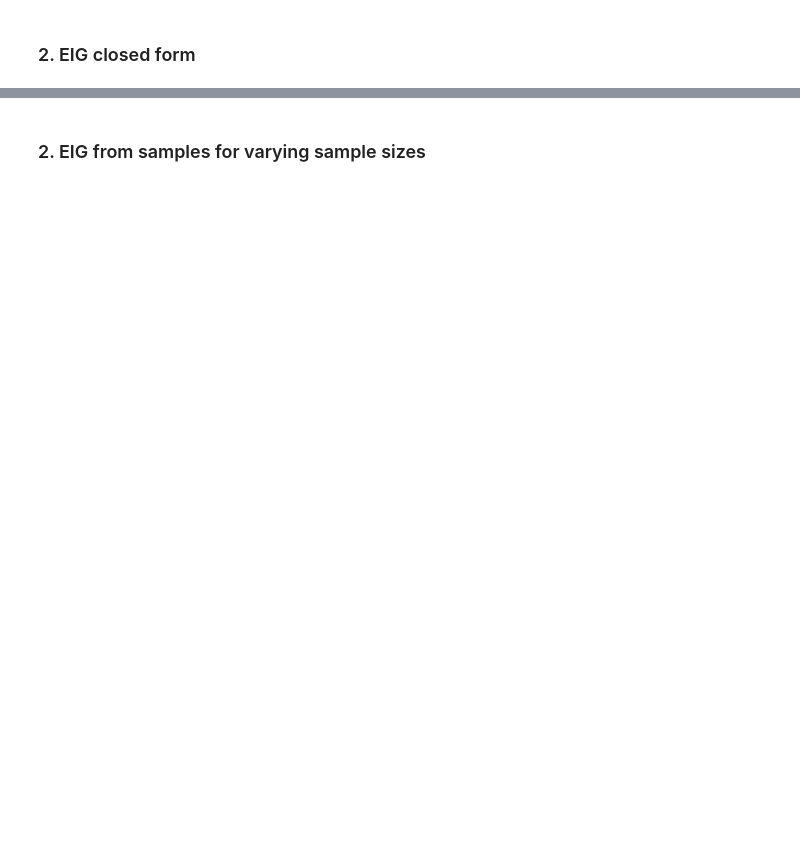
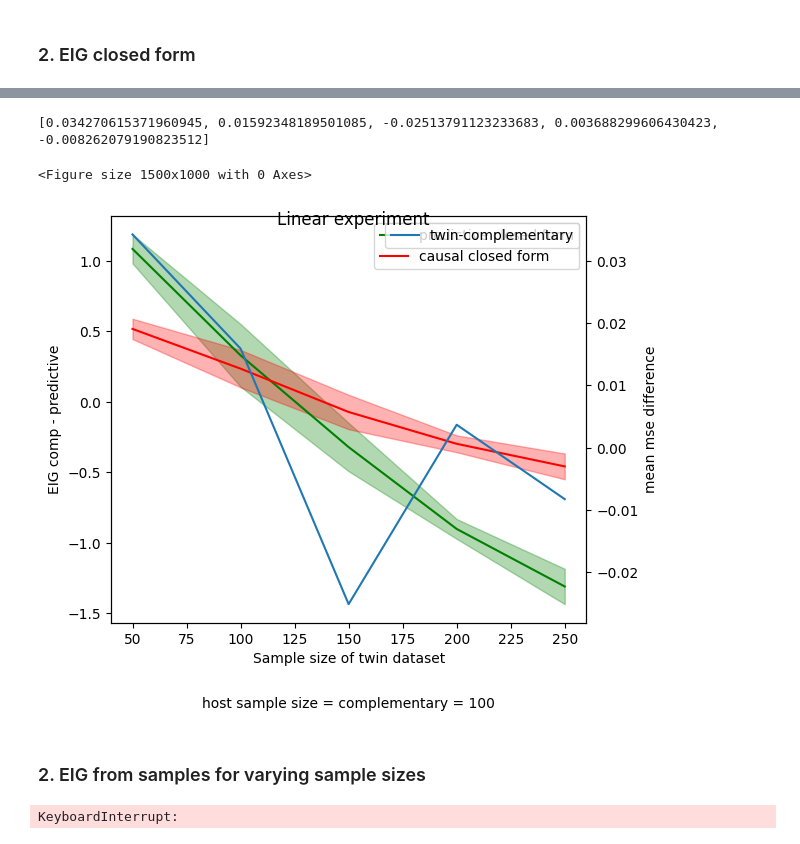
Before and after one commit to LucileTerminassian/causal_prospective_merge, a Jupyter notebook: notebooks/linear_synthetic.ipynb, the cells around one changed output, grey strips where cells are left out. Drawn from its saved outputs; the diff is of its cells as text; code cells hidden in the pictures; blank space fills up the shorter version.

```diff
--- a/notebooks/linear_synthetic.ipynb
+++ b/notebooks/linear_synthetic.ipynb
@@ -112,12 +120,10 @@ plt.show()
 # %%
-n_both_candidates_list = [100, 200, 300, 400, 500]
-proportion = 1  # n_cand2 = prorportion * n_both_candidates_list
-std_true_y = 1
 
 
+n_seeds = 10
 data_parameters = {
-    "n_both_candidates_list": n_both_candidates_list,
-    "proportion": proportion,
+    "fixed_n_complementary": fixed_n_complementary,
+    "varying_sample_sizes": varying_sample_sizes,
     "n_rct_before_split": n_rct_before_split,
     "x_distributions": x_distributions,
     "p_assigned_to_cand2": p_assigned_to_cand2,
@@ -185,10 +151,10 @@ For a sample size of 200
 # %%
 EIG_obs_closed_form_across_seeds, EIG_caus_closed_form_across_seeds = [], []
+store_non_exact_data = {}
 
 for i in range(n_seeds):
     nonexact_data = generate_data_varying_sample_size(
-        data_parameters, include_intercept=bool(include_intercept)
-    )
+        data_parameters, include_intercept=bool(include_intercept), seed=i)
     EIGs = linear_eig_closed_form_varying_sample_size(  # CHECK what this does
         nonexact_data,
         data_parameters,
@@ -201,6 +167,7 @@ for i in range(n_seeds):
     EIG_caus_closed_form_across_seeds.append(
         [cand_values for cand_values in EIGs[1].values()]
     )
+    store_non_exact_data[i] = nonexact_data
 
 
 EIG_obs_closed_form_across_seeds = np.vstack(EIG_obs_closed_form_across_seeds)
@@ -228,3 +201,60 @@ array([[0.48922887, 0.83887336, 1.13967232, 1.40081094, 1.6850621 ],
+# %%
+merged_datasets = {i:{} for i in range (len(store_non_exact_data.keys()))}
+
+for seed, seed_data_dict in store_non_exact_data.items():
+    for sample_size, data_dict in seed_data_dict.items():
+        merged_data_dict={}
+        for name, data in data_dict.items():
+            if name != 'host':
+                merged_data_dict[name]= pd.concat([data_dict['host'], data_dict[name]], axis=0)
+        merged_datasets[seed][sample_size] = merged_data_dict
+
+from sklearn.linear_model import LinearRegression, LogisticRegression
+from sklearn.metrics import mean_squared_error, mean_absolute_error
+
+
+merged_mse = {sample_size:{'complementary':[], 'cand2':[]} for sample_size in varying_sample_sizes}
+
+for seed, seed_data_dict in merged_datasets.items():
+    for sample_size, data_dict in seed_data_dict.items():
+        for cand_name, data in data_dict.items():
+            X, Y = data.drop(columns=['Y']), data['Y']
+            model = LinearRegression()
+            model.fit(X,Y,)
+            Y_pred = model.predict(X)
+            mse = mean_squared_error(Y, Y_pred)
+            merged_mse[sample_size][cand_name].append(mse)
+
+mean_mse = []
+for seed, seed_data_dict in merged_mse.items():
+    mse_array = pd.DataFrame.from_dict(seed_data_dict).values
+    mse_array = mse_array[:,0] - mse_array[:,1] #twin - complementary : should be >0 if twin is best to begin with
+    mean_mse.append(np.mean(mse_array))
+
+print(mean_mse)
+# %% [output]
+[0.034270615371960945, 0.01592348189501085, -0.02513791123233683, 0.003688299606430423, -0.008262079190823512]
+# %%
+dict_diff_EIG_closed_form_across_seeds = {'predictive closed form': turn_into_diff(EIG_obs_closed_form_across_seeds),\
+                                         'causal closed form':turn_into_diff(EIG_caus_closed_form_across_seeds)}
+dict_mean_mse={'twin-complementary': mean_mse}
+
+
+color_dict = {'predictive closed form': 'green', 'causal closed form': 'red'}
+
+plot_dict(
+    x = varying_sample_sizes,
+    dict = dict_diff_EIG_closed_form_across_seeds,
+    axis_names=["Sample size of twin dataset", "EIG comp - predictive", "mean mse difference"],
+    dict_additional_plots=None,
+    text="host sample size = complementary = 100",
+    title= "Linear experiment",
+    color_dict=color_dict,
+    second_axis=dict_mean_mse
+)
+# %% [output]
+<Figure size 1500x1000 with 0 Axes>
+[figure, added]
 # %% [markdown]
 ### 2. EIG from samples for varying sample sizes
 # %%
@@ -251,9 +287,9 @@ dict_additional_plots_obs_from_samples, dict_additional_plots_caus_from_samples
 # %%
 EIG_obs_samples_across_seeds, EIG_caus_samples_across_seeds = [], []
 
-for i in range(n_seeds):
+for i in range(5):
     EIGs = linear_eig_from_samples_varying_sample_size(
-        nonexact_data, data_parameters, prior_hyperparameters, sampling_parameters
+        store_non_exact_data[i], data_parameters, prior_hyperparameters, sampling_parameters
     )
     EIG_obs_samples_across_seeds.append(
         [cand_values for cand_values in EIGs[0].values()]
@@ -261,6 +297,5 @@ for i in range(n_seeds):
     EIG_caus_samples_across_seeds.append(
         [cand_values for cand_values in EIGs[1].values()]
     )
-
-EIG_obs_samples_across_seeds = np.vstack(EIG_obs_samples_across_seeds)
-EIG_caus_samples_across_seeds = np.vstack(EIG_caus_samples_across_seeds)
+# %% [output]
+KeyboardInterrupt:
```
Also changed, not shown: parts of 24 cells of this notebook, 5 other files.
